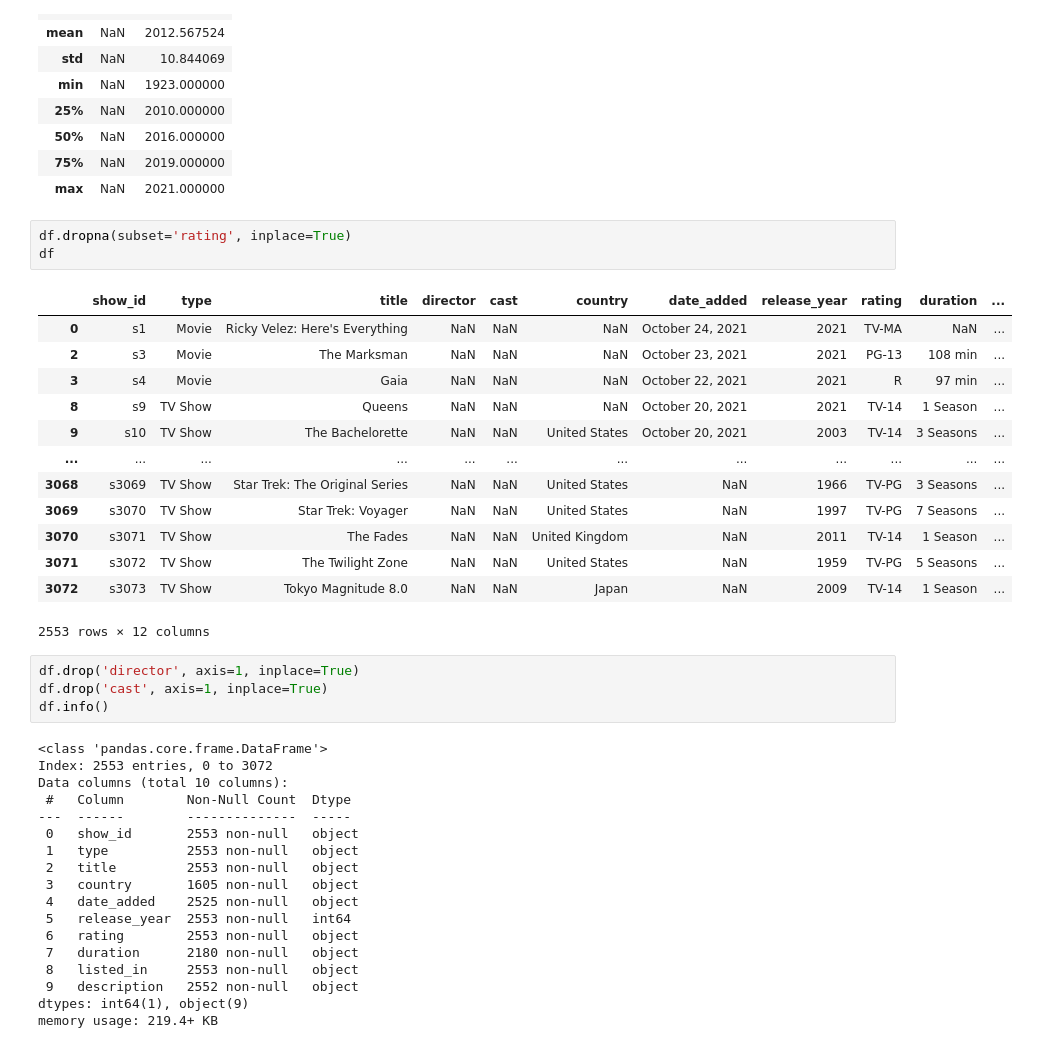
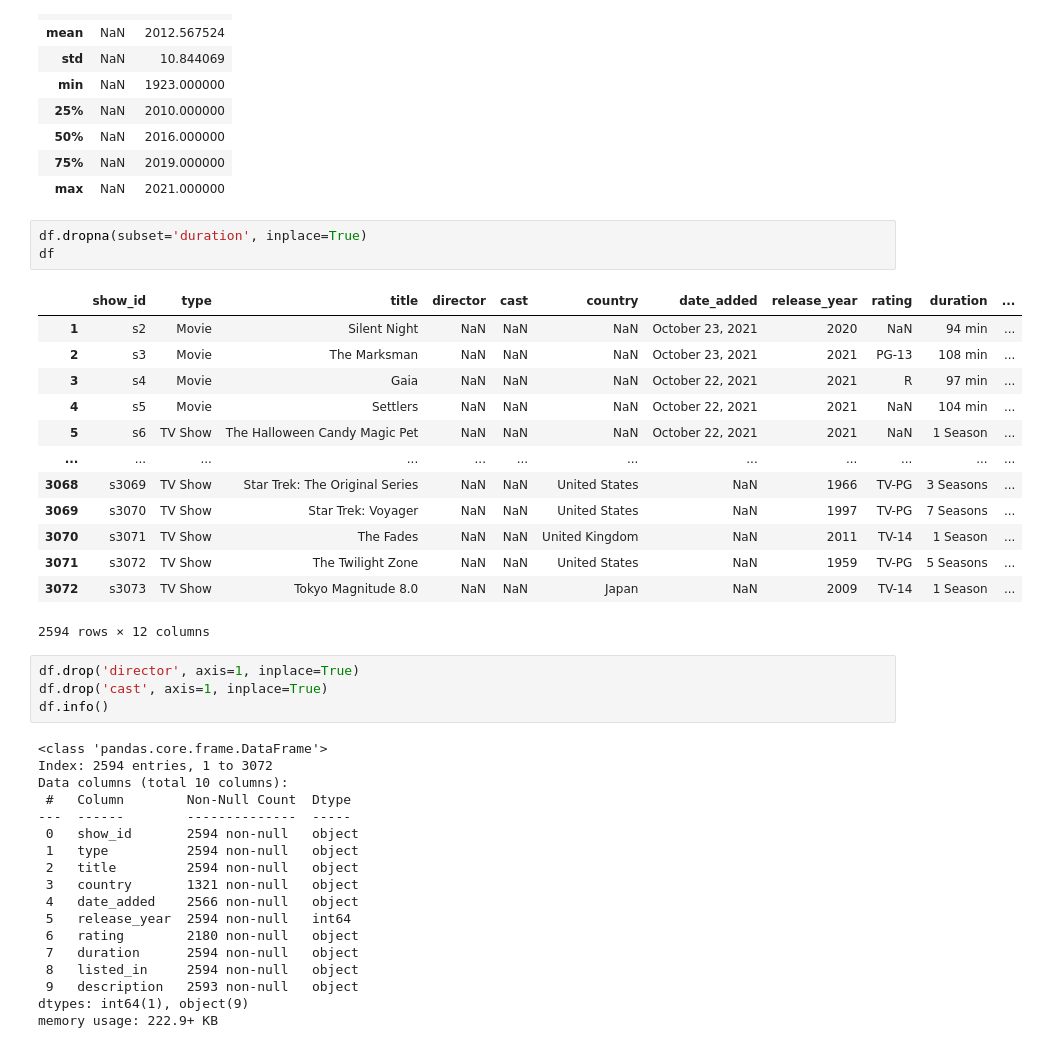
Before and after one commit to RSample12/DA-Capstone-Project, a Jupyter notebook: VIDEO STREAMING HULU.ipynb, the cells around one changed output. Drawn from its saved outputs; the diff is of its cells as text.

```diff
--- a/VIDEO STREAMING HULU.ipynb
+++ b/VIDEO STREAMING HULU.ipynb
@@ -71,41 +75,41 @@ df.describe()
 | 75% | NaN | 2019.000000 |
 | max | NaN | 2021.000000 |
 # %%
-df.dropna(subset='rating', inplace=True)
+df.dropna(subset='duration', inplace=True)
 df
 # %% [output]
 |  | show_id | type | title | director | cast | country | date_added | release_year | rating | duration | ... |
-| 0 | s1 | Movie | Ricky Velez: Here's Everything | NaN | NaN | NaN | October 24, 2021 | 2021 | TV-MA | NaN | ... |
+| 1 | s2 | Movie | Silent Night | NaN | NaN | NaN | October 23, 2021 | 2020 | NaN | 94 min | ... |
 | 2 | s3 | Movie | The Marksman | NaN | NaN | NaN | October 23, 2021 | 2021 | PG-13 | 108 min | ... |
 | 3 | s4 | Movie | Gaia | NaN | NaN | NaN | October 22, 2021 | 2021 | R | 97 min | ... |
-| 8 | s9 | TV Show | Queens | NaN | NaN | NaN | October 20, 2021 | 2021 | TV-14 | 1 Season | ... |
-| 9 | s10 | TV Show | The Bachelorette | NaN | NaN | United States | October 20, 2021 | 2003 | TV-14 | 3 Seasons | ... |
+| 4 | s5 | Movie | Settlers | NaN | NaN | NaN | October 22, 2021 | 2021 | NaN | 104 min | ... |
+| 5 | s6 | TV Show | The Halloween Candy Magic Pet | NaN | NaN | NaN | October 22, 2021 | 2021 | NaN | 1 Season | ... |
 | ... | ... | ... | ... | ... | ... | ... | ... | ... | ... | ... | ... |
 | 3068 | s3069 | TV Show | Star Trek: The Original Series | NaN | NaN | United States | NaN | 1966 | TV-PG | 3 Seasons | ... |
 | 3069 | s3070 | TV Show | Star Trek: Voyager | NaN | NaN | United States | NaN | 1997 | TV-PG | 7 Seasons | ... |
 | 3070 | s3071 | TV Show | The Fades | NaN | NaN | United Kingdom | NaN | 2011 | TV-14 | 1 Season | ... |
 | 3071 | s3072 | TV Show | The Twilight Zone | NaN | NaN | United States | NaN | 1959 | TV-PG | 5 Seasons | ... |
 | 3072 | s3073 | TV Show | Tokyo Magnitude 8.0 | NaN | NaN | Japan | NaN | 2009 | TV-14 | 1 Season | ... |
-2553 rows × 12 columns
+2594 rows × 12 columns
 # %%
 df.drop('director', axis=1, inplace=True)
 df.drop('cast', axis=1, inplace=True)
 df.info()
 # %% [output]
 <class 'pandas.core.frame.DataFrame'>
-Index: 2553 entries, 0 to 3072
+Index: 2594 entries, 1 to 3072
 Data columns (total 10 columns):
  #   Column        Non-Null Count  Dtype
 ---  ------        --------------  -----
- 0   show_id       2553 non-null   object
- 1   type          2553 non-null   object
- 2   title         2553 non-null   object
- 3   country       1605 non-null   object
- 4   date_added    2525 non-null   object
- 5   release_year  2553 non-null   int64
- 6   rating        2553 non-null   object
- 7   duration      2180 non-null   object
- 8   listed_in     2553 non-null   object
- 9   description   2552 non-null   object
+ 0   show_id       2594 non-null   object
+ 1   type          2594 non-null   object
+ 2   title         2594 non-null   object
+ 3   country       1321 non-null   object
+ 4   date_added    2566 non-null   object
+ 5   release_year  2594 non-null   int64
+ 6   rating        2180 non-null   object
+ 7   duration      2594 non-null   object
+ 8   listed_in     2594 non-null   object
+ 9   description   2593 non-null   object
 dtypes: int64(1), object(9)
-memory usage: 219.4+ KB
+memory usage: 222.9+ KB
```
Also changed, not shown: parts of 10 cells of this notebook, 1 other file.
